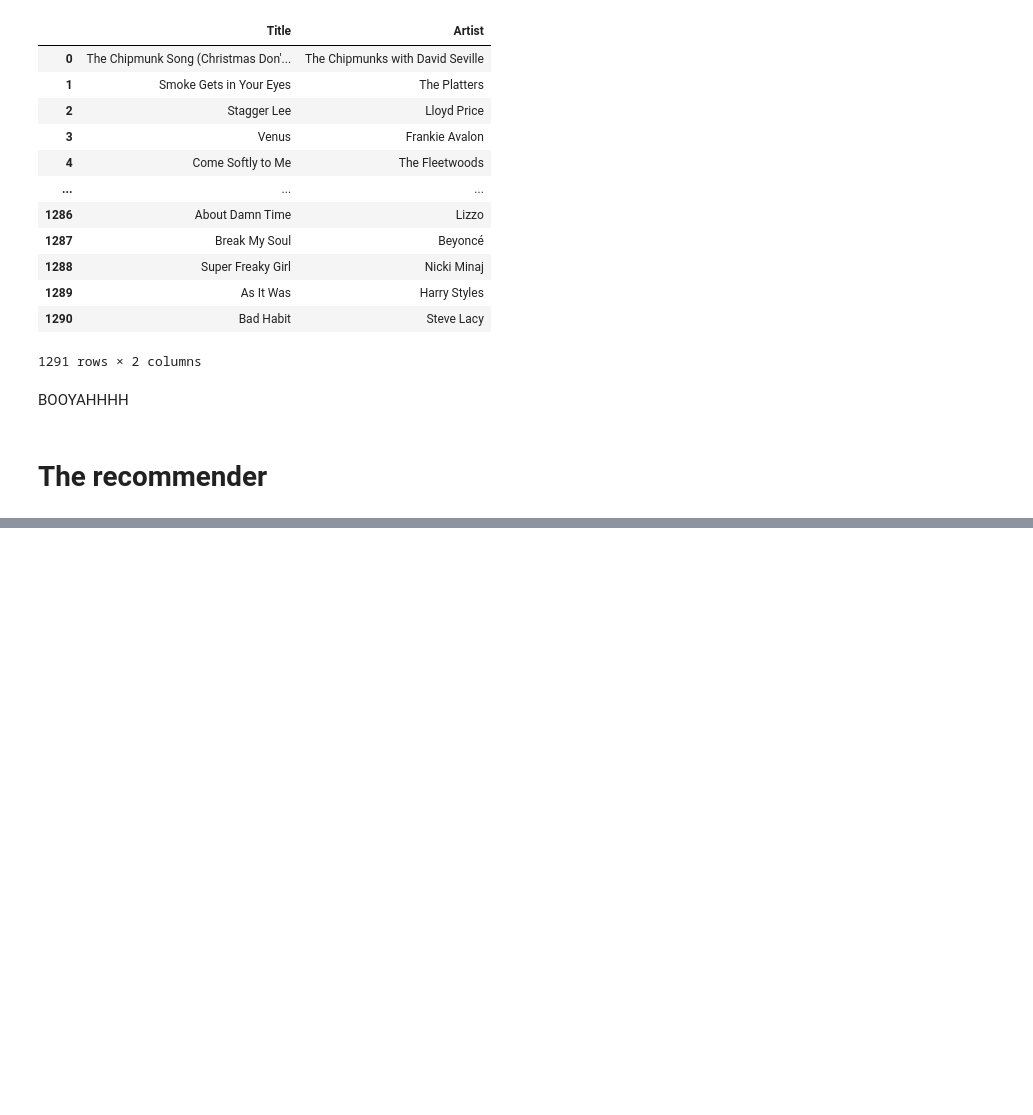
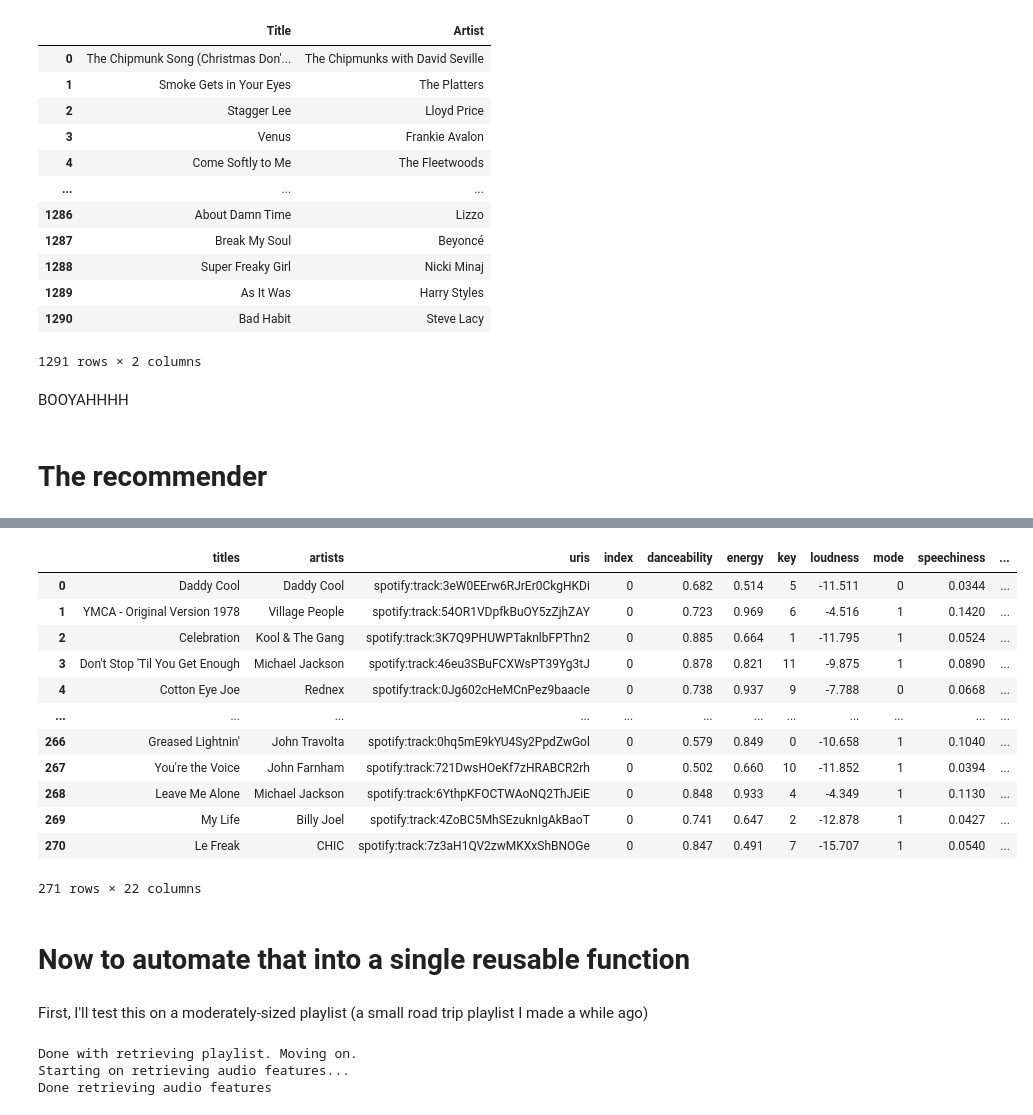
Before and after one commit to rjpeters/week6, a Jupyter notebook: Lab.ipynb, the cells around one changed output, grey strips where cells are left out. Drawn from its saved outputs; the diff is of its cells as text; code cells hidden in the pictures; blank space fills up the shorter version.

```diff
--- a/Lab.ipynb
+++ b/Lab.ipynb
@@ -509,0 +689,3 @@ Name: 742, dtype: object
+# %%
+for feature in features:
+    pd.json_normalize(feature)
@@ -509,0 +694,7 @@ Name: 742, dtype: object
+# %%
+features_df = pd.DataFrame()
+
+for feature in features:
+    features_df = pd.concat([features_df,pd.json_normalize(feature)], axis = 0).copy()
+# %%
+features_df = features_df.reset_index().copy()
@@ -509,0 +717,20 @@ Name: 742, dtype: object
+# %%
+songs_df = pd.concat([songs_df,features_df], axis = 1).copy()
+# %%
+songs_df
+# %% [output]
+|  | titles | artists | uris | index | danceability | energy | key | loudness | mode | speechiness | ... |
+| 0 | Daddy Cool | Daddy Cool | spotify:track:3eW0EErw6RJrEr0CkgHKDi | 0 | 0.682 | 0.514 | 5 | -11.511 | 0 | 0.0344 | ... |
+| 1 | YMCA - Original Version 1978 | Village People | spotify:track:54OR1VDpfkBuOY5zZjhZAY | 0 | 0.723 | 0.969 | 6 | -4.516 | 1 | 0.1420 | ... |
+| 2 | Celebration | Kool & The Gang | spotify:track:3K7Q9PHUWPTaknlbFPThn2 | 0 | 0.885 | 0.664 | 1 | -11.795 | 1 | 0.0524 | ... |
+| 3 | Don't Stop 'Til You Get Enough | Michael Jackson | spotify:track:46eu3SBuFCXWsPT39Yg3tJ | 0 | 0.878 | 0.821 | 11 | -9.875 | 1 | 0.0890 | ... |
+| 4 | Cotton Eye Joe | Rednex | spotify:track:0Jg602cHeMCnPez9baacIe | 0 | 0.738 | 0.937 | 9 | -7.788 | 0 | 0.0668 | ... |
+| ... | ... | ... | ... | ... | ... | ... | ... | ... | ... | ... | ... |
+| 266 | Greased Lightnin' | John Travolta | spotify:track:0hq5mE9kYU4Sy2PpdZwGol | 0 | 0.579 | 0.849 | 0 | -10.658 | 1 | 0.1040 | ... |
+| 267 | You're the Voice | John Farnham | spotify:track:721DwsHOeKf7zHRABCR2rh | 0 | 0.502 | 0.660 | 10 | -11.852 | 1 | 0.0394 | ... |
+| 268 | Leave Me Alone | Michael Jackson | spotify:track:6YthpKFOCTWAoNQ2ThJEiE | 0 | 0.848 | 0.933 | 4 | -4.349 | 1 | 0.1130 | ... |
+| 269 | My Life | Billy Joel | spotify:track:4ZoBC5MhSEzuknIgAkBaoT | 0 | 0.741 | 0.647 | 2 | -12.878 | 1 | 0.0427 | ... |
+| 270 | Le Freak | CHIC | spotify:track:7z3aH1QV2zwMKXxShBNOGe | 0 | 0.847 | 0.491 | 7 | -15.707 | 1 | 0.0540 | ... |
+271 rows × 22 columns
+# %% [markdown]
+# Now to automate that into a single reusable function
@@ -509,0 +795,8 @@ Name: 742, dtype: object
+# %% [markdown]
+First, I'll test this on a moderately-sized playlist (a small road trip playlist I made a while ago)
+# %%
+a = convert_playlist("2WBRs4vVotbGHOjTVCNZ5y")
+# %% [output]
+Done with retrieving playlist. Moving on.
+Starting on retrieving audio features...
+Done retrieving audio features
```
Also changed, not shown: parts of 57 cells of this notebook, 2 other files.
